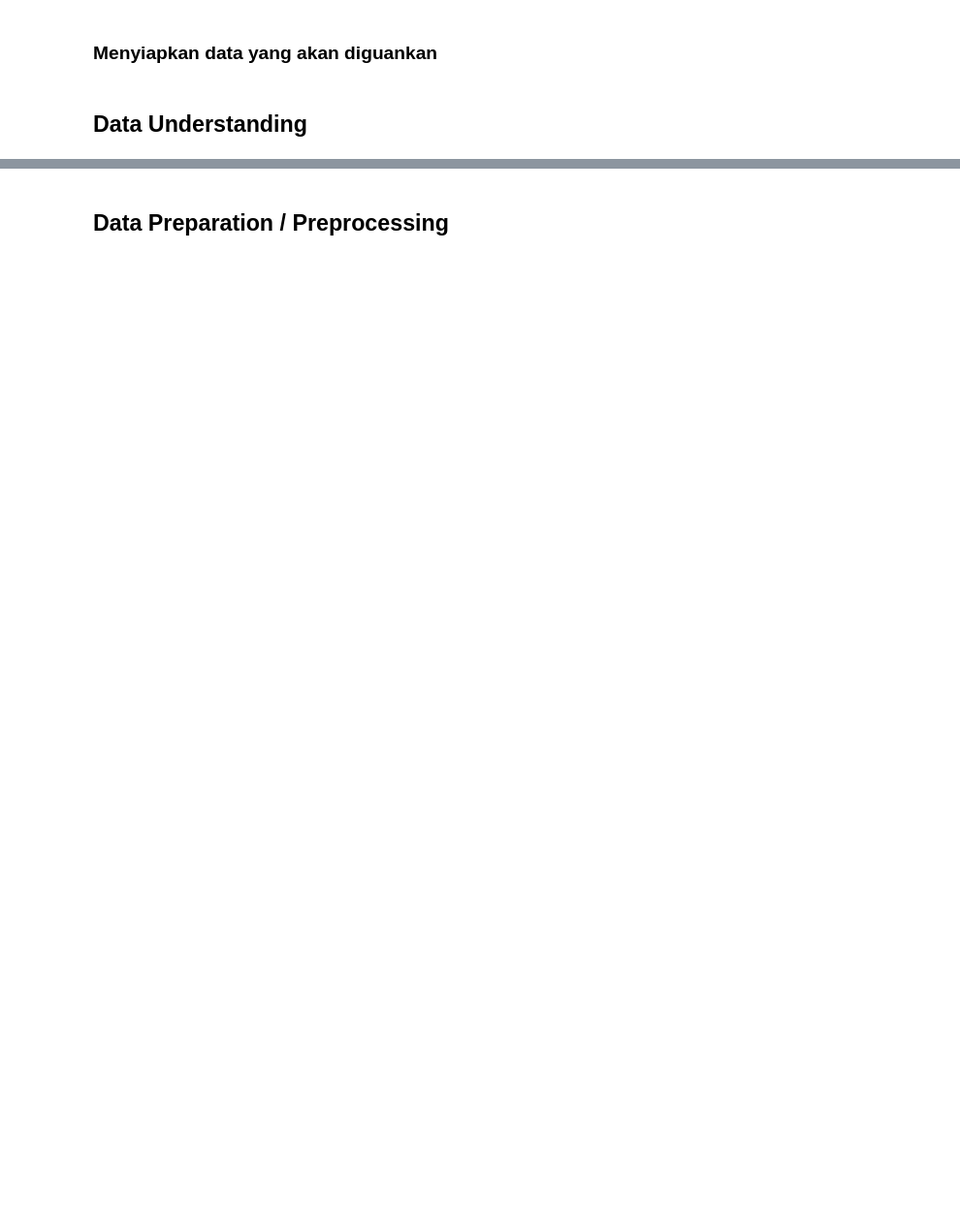
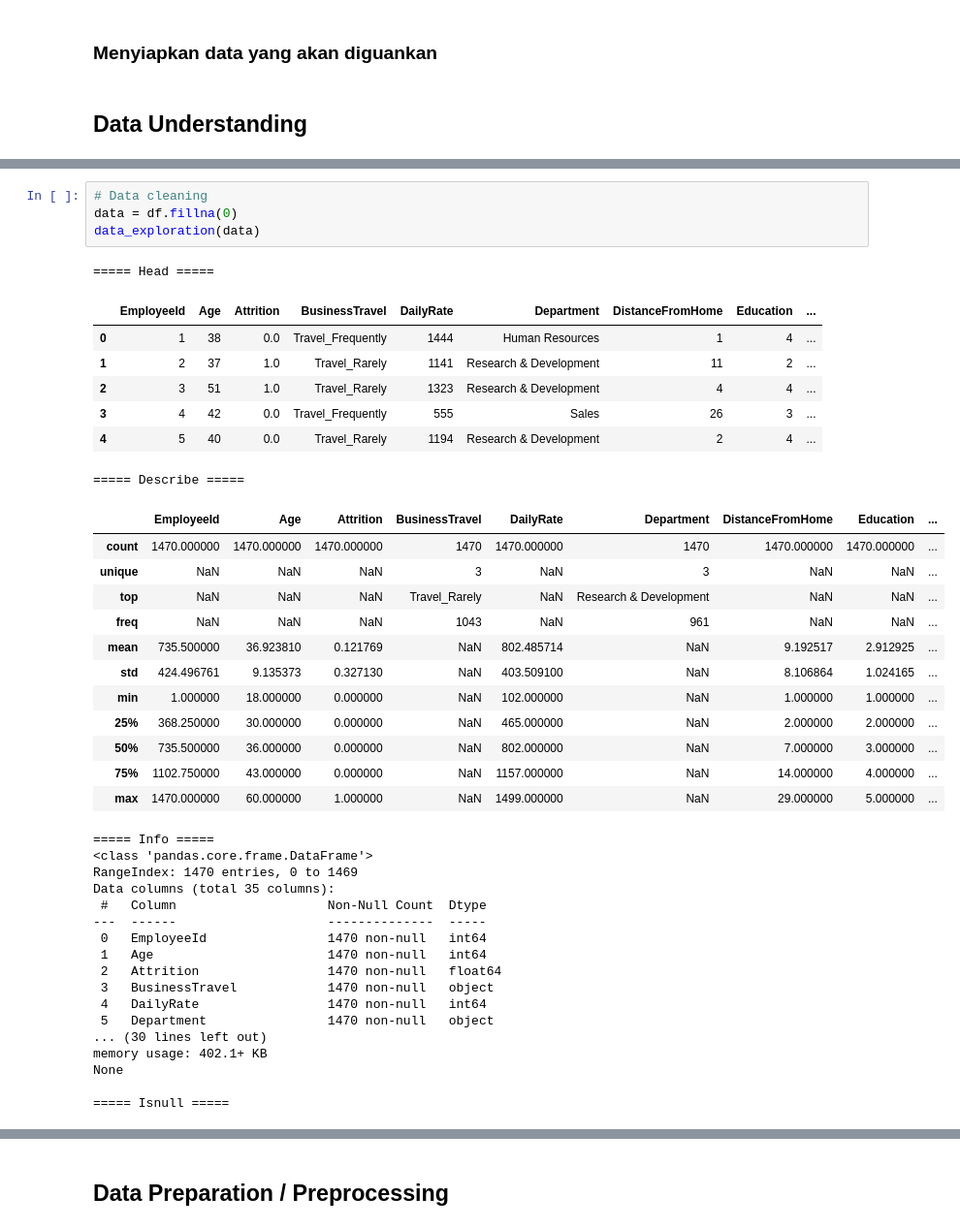
Before and after one commit to thoriqdhiyaaptaribowo/Fundamental-Data-Analysis-Dicoding, a Jupyter notebook: HR/notebook.ipynb, the cells around one changed output, grey strips where cells are left out. Shown at 97% size. Cells and saved outputs as stored; diff of their text form; blank space fills up the shorter version.

```diff
--- a/HR/notebook.ipynb
+++ b/HR/notebook.ipynb
@@ -19,0 +146,42 @@ import seaborn as sns
+# %%
+# Data cleaning
+data = df.fillna(0)
+data_exploration(data)
+# %% [output]
+===== Head =====
+|  | EmployeeId | Age | Attrition | BusinessTravel | DailyRate | Department | DistanceFromHome | Education | ... |
+| 0 | 1 | 38 | 0.0 | Travel_Frequently | 1444 | Human Resources | 1 | 4 | ... |
+| 1 | 2 | 37 | 1.0 | Travel_Rarely | 1141 | Research & Development | 11 | 2 | ... |
+| 2 | 3 | 51 | 1.0 | Travel_Rarely | 1323 | Research & Development | 4 | 4 | ... |
+| 3 | 4 | 42 | 0.0 | Travel_Frequently | 555 | Sales | 26 | 3 | ... |
+| 4 | 5 | 40 | 0.0 | Travel_Rarely | 1194 | Research & Development | 2 | 4 | ... |
+===== Describe =====
+|  | EmployeeId | Age | Attrition | BusinessTravel | DailyRate | Department | DistanceFromHome | Education | ... |
+| count | 1470.000000 | 1470.000000 | 1470.000000 | 1470 | 1470.000000 | 1470 | 1470.000000 | 1470.000000 | ... |
+| unique | NaN | NaN | NaN | 3 | NaN | 3 | NaN | NaN | ... |
+| top | NaN | NaN | NaN | Travel_Rarely | NaN | Research & Development | NaN | NaN | ... |
+| freq | NaN | NaN | NaN | 1043 | NaN | 961 | NaN | NaN | ... |
+| mean | 735.500000 | 36.923810 | 0.121769 | NaN | 802.485714 | NaN | 9.192517 | 2.912925 | ... |
+| std | 424.496761 | 9.135373 | 0.327130 | NaN | 403.509100 | NaN | 8.106864 | 1.024165 | ... |
+| min | 1.000000 | 18.000000 | 0.000000 | NaN | 102.000000 | NaN | 1.000000 | 1.000000 | ... |
+| 25% | 368.250000 | 30.000000 | 0.000000 | NaN | 465.000000 | NaN | 2.000000 | 2.000000 | ... |
+| 50% | 735.500000 | 36.000000 | 0.000000 | NaN | 802.000000 | NaN | 7.000000 | 3.000000 | ... |
+| 75% | 1102.750000 | 43.000000 | 0.000000 | NaN | 1157.000000 | NaN | 14.000000 | 4.000000 | ... |
+| max | 1470.000000 | 60.000000 | 1.000000 | NaN | 1499.000000 | NaN | 29.000000 | 5.000000 | ... |
+===== Info =====
+<class 'pandas.core.frame.DataFrame'>
+RangeIndex: 1470 entries, 0 to 1469
+Data columns (total 35 columns):
+ #   Column                    Non-Null Count  Dtype
+---  ------                    --------------  -----
+ 0   EmployeeId                1470 non-null   int64
+ 1   Age                       1470 non-null   int64
+ 2   Attrition                 1470 non-null   float64
+ 3   BusinessTravel            1470 non-null   object
+ 4   DailyRate                 1470 non-null   int64
+ 5   Department                1470 non-null   object
+... (30 lines left out)
+memory usage: 402.1+ KB
+None
+
+===== Isnull =====
```
Also changed, not shown: parts of 20 cells of this notebook, 4 other files.
